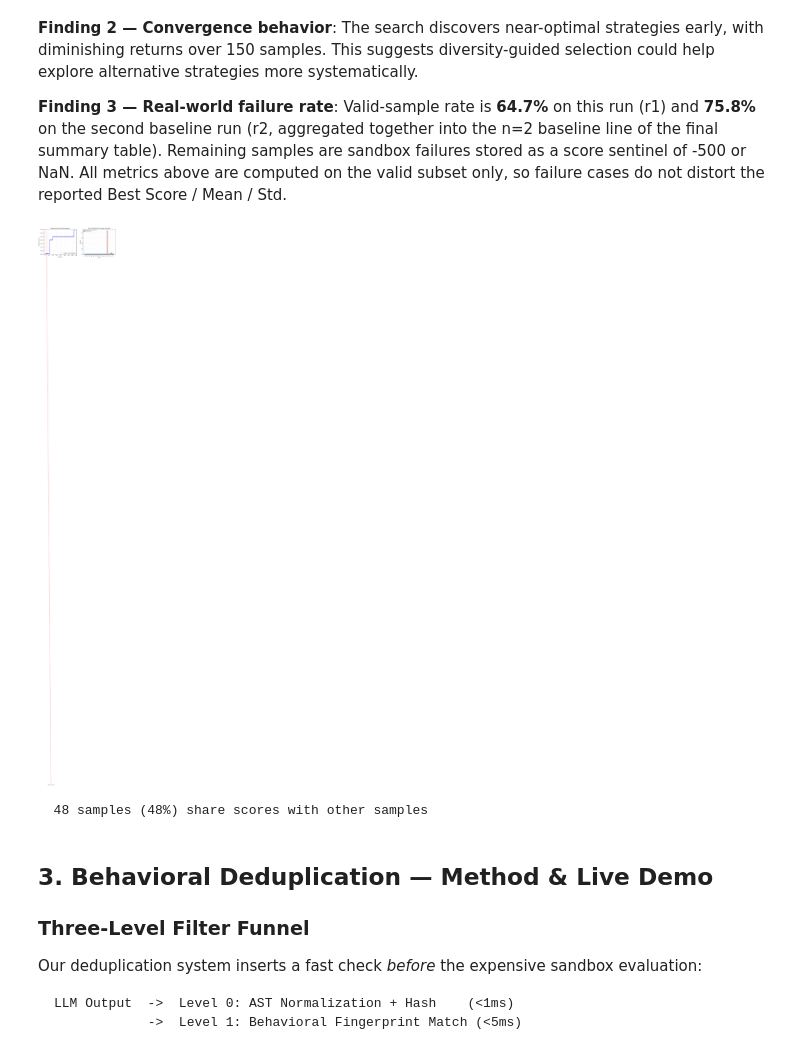
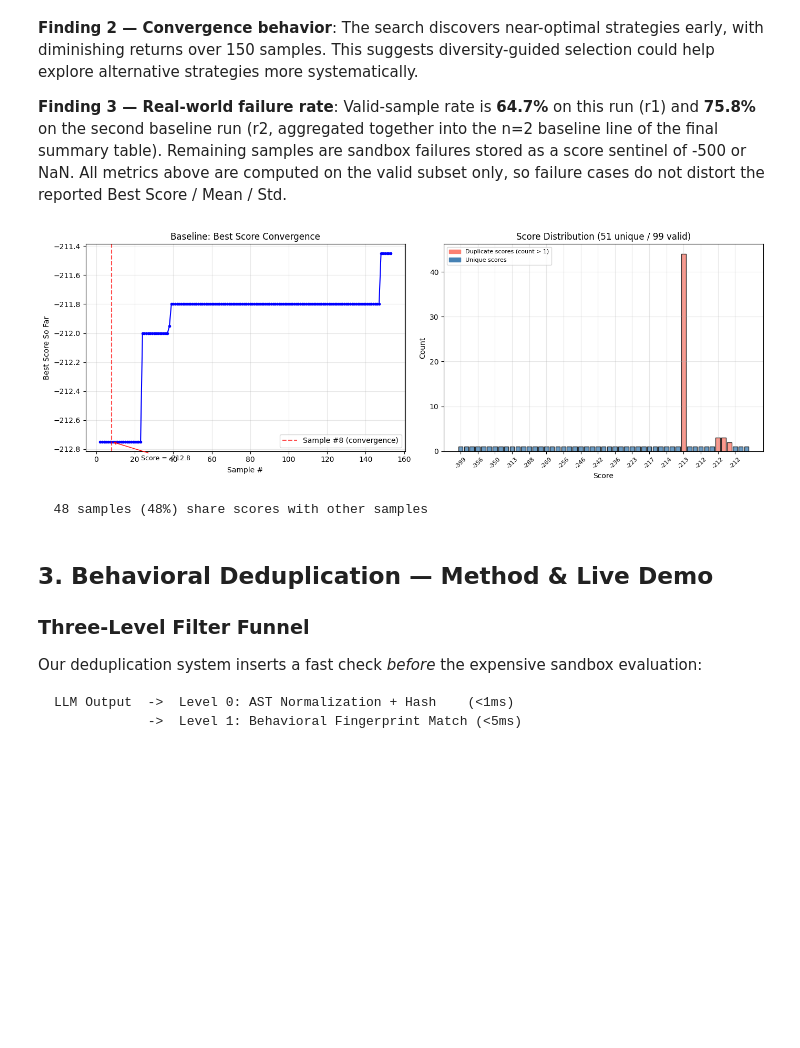
Before and after one commit to jaycee6666/efficient-funsearch, a Jupyter notebook: notebooks/efficient_funsearch_colab.ipynb, the cells around one changed output. Cells and saved outputs as stored; diff of their text form; code cells hidden in the pictures; blank space fills up the shorter version.

```diff
--- a/notebooks/efficient_funsearch_colab.ipynb
+++ b/notebooks/efficient_funsearch_colab.ipynb
@@ -301,35 +301,40 @@ fig, (ax1, ax2) = plt.subplots(1, 2, figsize=(14, 5))
 
 # Left: Convergence curve — reuse best_so_far from the metrics cell (NaN-safe, failures handled)
 ax1.plot(range(1, len(best_so_far)+1), best_so_far, 'b-o', markersize=3, linewidth=1.5)
 ax1.axvline(x=8, color='red', linestyle='--', alpha=0.7, label='Sample #8 (convergence)')
+# textcoords='offset points' makes the annotation a fixed pixel offset from the tip,
+# independent of axis range. Necessary because best_so_far spans only ~1.4 units after
+# the failure-sentinel (-500) is filtered out — a data-coord offset of -30 would land
+# far outside the axes and force the saved figure to balloon vertically when matplotlib
+# tightens the bbox.
 ax1.annotate(f'Score = {best_so_far[7]:.1f}', xy=(8, best_so_far[7]),
-             xytext=(15, best_so_far[7]-30), fontsize=9,
+             xytext=(40, -25), textcoords='offset points', fontsize=9,
              arrowprops=dict(arrowstyle='->', color='red'))
 ax1.set_xlabel("Sample #")
 ax1.set_ylabel("Best Score So Far")
 ax1.set_title("Baseline: Best Score Convergence")
 ax1.legend()
 ax1.grid(True, alpha=0.3)
 
 # Right: Score distribution with duplicate highlighting (valid samples only)
 unique_scores, counts = np.unique(scores, return_counts=True)
 colors = ['salmon' if c > 1 else 'steelblue' for c in counts]
 ax2.bar(range(len(unique_scores)), counts, color=colors, edgecolor='black', alpha=0.8)
 ax2.set_xticks(range(0, len(unique_scores), 3))
 ax2.set_xticklabels([f'{s:.0f}' for s in unique_scores[::3]], rotation=45, fontsize=8)
 ax2.set_xlabel("Score")
 ax2.set_ylabel("Count")
 ax2.set_title(f"Score Distribution ({n_unique} unique / {n_valid} valid)")
 from matplotlib.patches import Patch
 ax2.legend(handles=[Patch(color='salmon', label='Duplicate scores (count > 1)'),
                      Patch(color='steelblue', label='Unique scores')], fontsize=8)
 ax2.grid(True, alpha=0.3)
 
 plt.tight_layout()
 plt.show()
 print(f"  {n_valid - n_unique} samples ({natural_dup_rate:.0%}) share scores with other samples")
 # %% [output]
-[figure, old version]
+[figure, new version]
   48 samples (48%) share scores with other samples
 # %% [markdown]
 ## 3. Behavioral Deduplication — Method & Live Demo
```
Also changed, not shown: parts of 1 cell of this notebook.
